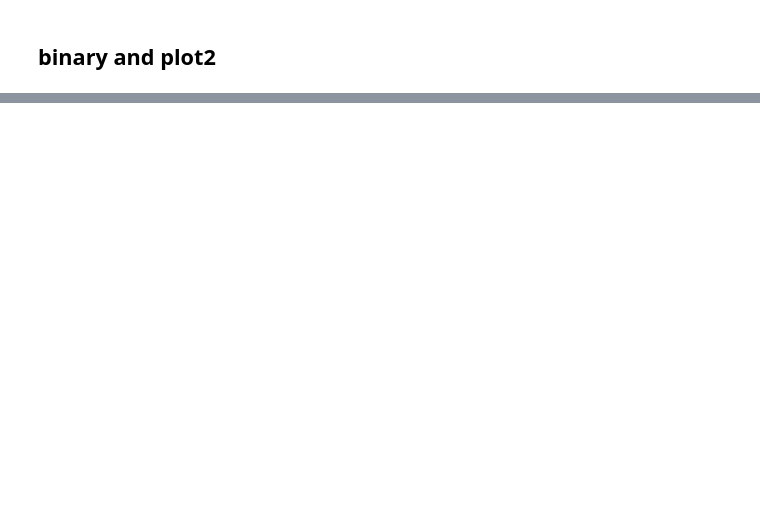
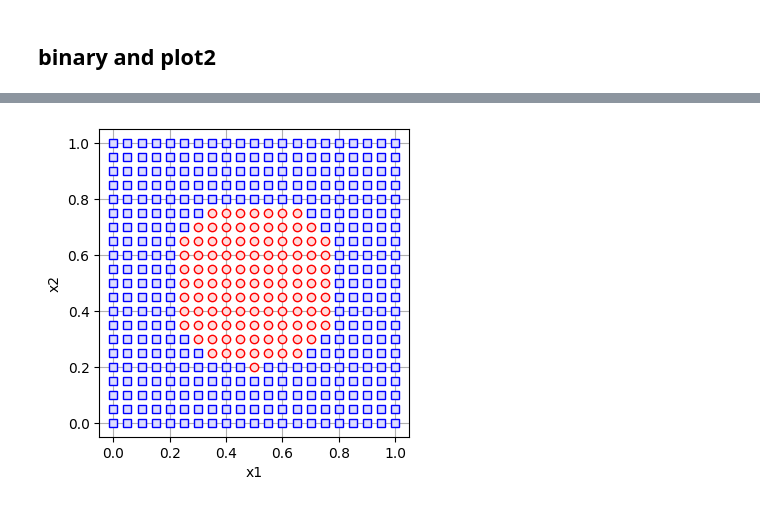
Before and after one commit to dudung/pasir, a Jupyter notebook: devels/datasets/test_binary_plot2.ipynb, the cells around one changed output, grey strips where cells are left out. Drawn from its saved outputs; the diff is of its cells as text; code cells hidden in the pictures; blank space fills up the shorter version.

```diff
--- a/devels/datasets/test_binary_plot2.ipynb
+++ b/devels/datasets/test_binary_plot2.ipynb
@@ -44,3 +52,15 @@ plot2(x, y, z)
+# %%
+from pasir.datasets.clasdata import binary
+from pasir.datasets.dataviz import plot2
+
+r1 = [0, 1.05, 0.05]
+r2 = [0, 1.05, 0.05]
+coeffs = [[-0.41], [1, 1], [-1, 0, -1]]
+x, y, z = binary(coeffs, r1=r1, r2=r2)
+
+plot2(x, y, z)
+# %% [output]
+[figure, added]
 # %%
 from pasir.datasets.clasdata import binary
 from pasir.datasets.dataviz import plot2
```
Also changed, not shown: parts of 8 cells of this notebook.
